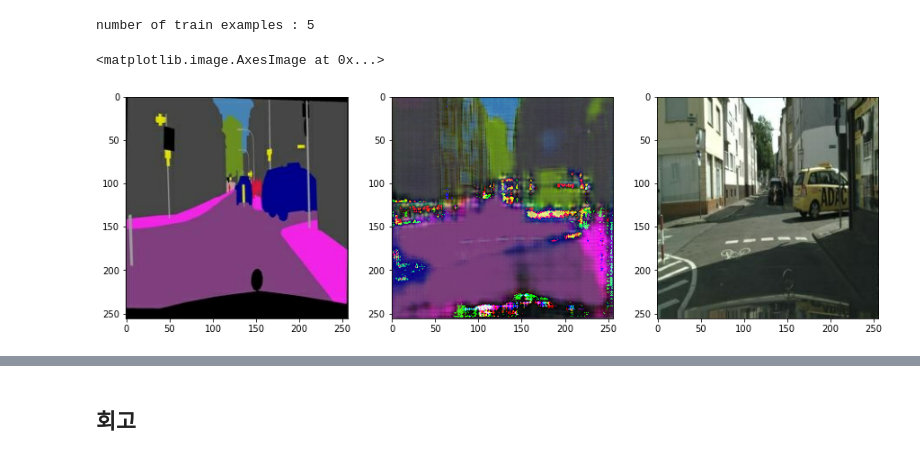
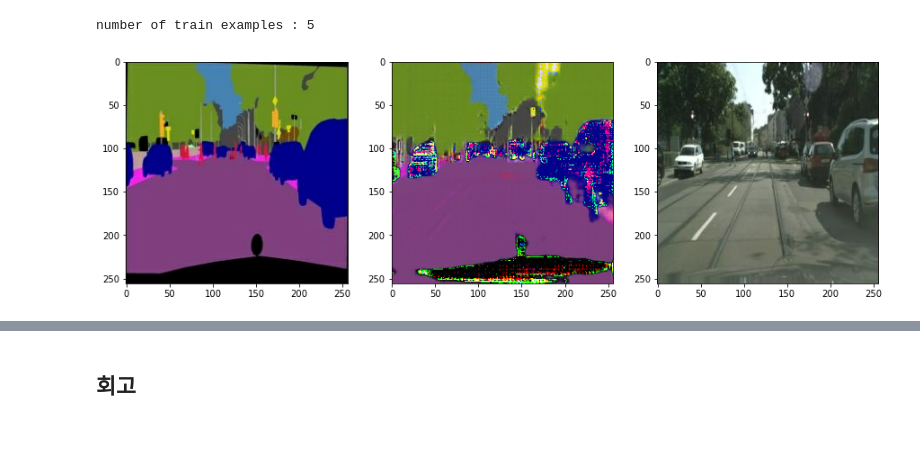
Before and after one commit to stereo-weld/explorations, a Jupyter notebook: E20_Project_Pix2Pix_CityScapes_Segmentation_Map.ipynb, the cells around one changed output, grey strips where cells are left out. Saved outputs shown, nothing was run; the diff lists cells and outputs as text; code cells hidden in the pictures.

```diff
--- a/E20_Project_Pix2Pix_CityScapes_Segmentation_Map.ipynb
+++ b/E20_Project_Pix2Pix_CityScapes_Segmentation_Map.ipynb
@@ -425,17 +425,25 @@ def train_step(sketch, real_colored):
 # %% [markdown]
 ## 모델 학습 진행
 # %%
-EPOCHS = 10
+EPOCHS = 150
 
 generator = UNetGenerator()
 discriminator = Discriminator()
 
+start = time.time()
+history = {'g_loss':[], 'l1_loss':[], 'd_loss':[]:[]}
+
 for epoch in range(1, EPOCHS+1):
+    epoch_start = time.time()
+
     for i, (sketch, colored) in enumerate(train_images):
         g_loss, l1_loss, d_loss = train_step(sketch, colored)
+        history['gen_loss'].append(g_loss)
+        history['l1_loss'].append(l1_loss)
+        history['disc_loss'].append(d_loss)
 
-        # 10회 반복마다 손실을 출력합니다.
-        if (i+1) % 10 == 0:
+        # 50회 반복마다 손실을 출력합니다.
+        if (i+1) % 50 == 0:
             print(f"EPOCH[{epoch}] - STEP[{i+1}] \
                     \nGenerator_loss:{g_loss.numpy():.4f} \
                     \nL1_loss:{l1_loss.numpy():.4f} \
@@ -467,18 +475,14 @@ print("number of train examples :", len(os.listdir(val_path)))
 # %% [output]
 number of train examples : 5
 # %%
-test_ind = 1
+def draw_city(test_ind = 1):
+    f = val_path + os.listdir(val_path)[test_ind]
+    sketch, colored = load_img(f)
 
-f = val_path + os.listdir(val_path)[test_ind]
-sketch, colored = load_img(f)
+    pred = generator(tf.expand_dims(sketch, 0))
+    pred = denormalize(pred)
 
-pred = generator(tf.expand_dims(sketch, 0))
-pred = denormalize(pred)
-
-plt.figure(figsize=(15,10))
-plt.subplot(1,3,1); plt.imshow(denormalize(colored))
-plt.subplot(1,3,2); plt.imshow(pred[0])
-plt.subplot(1,3,3); plt.imshow(denormalize(sketch))
+    plt.figure(figsize=(15,10))
+    plt.subplot(1,3,1); plt.imshow(denormalize(colored))
+    plt.subplot(1,3,2); plt.imshow(pred[0])
+    plt.subplot(1,3,3); plt.imshow(denormalize(sketch))
-# %% [output]
-<matplotlib.image.AxesImage at 0x...>
-[figure, removed]
@@ -488,0 +489,4 @@ for inp, tar in test_dataset.take(5):
+# %%
+draw_city(test_ind = 0)
+# %% [output]
+[figure, added]
```
Also changed, not shown: parts of 10 cells of this notebook.
